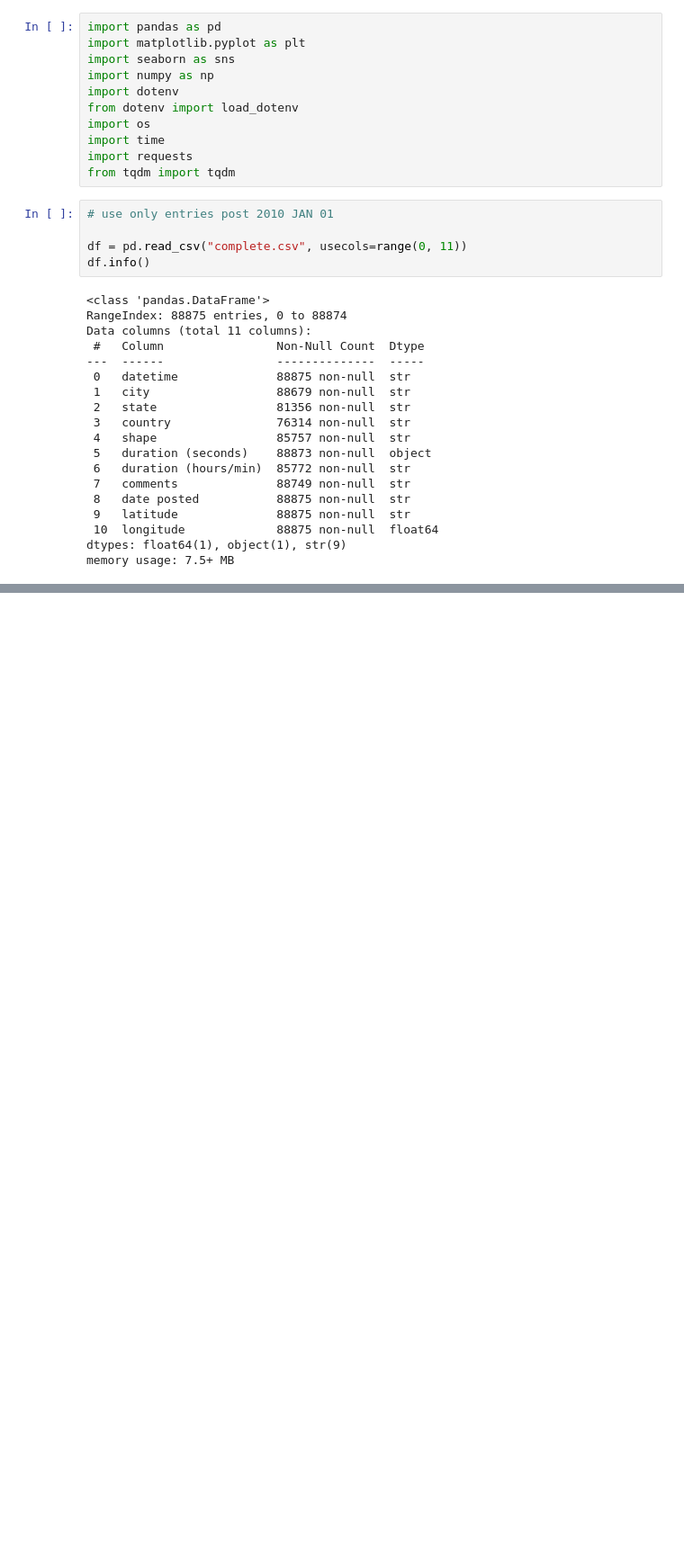
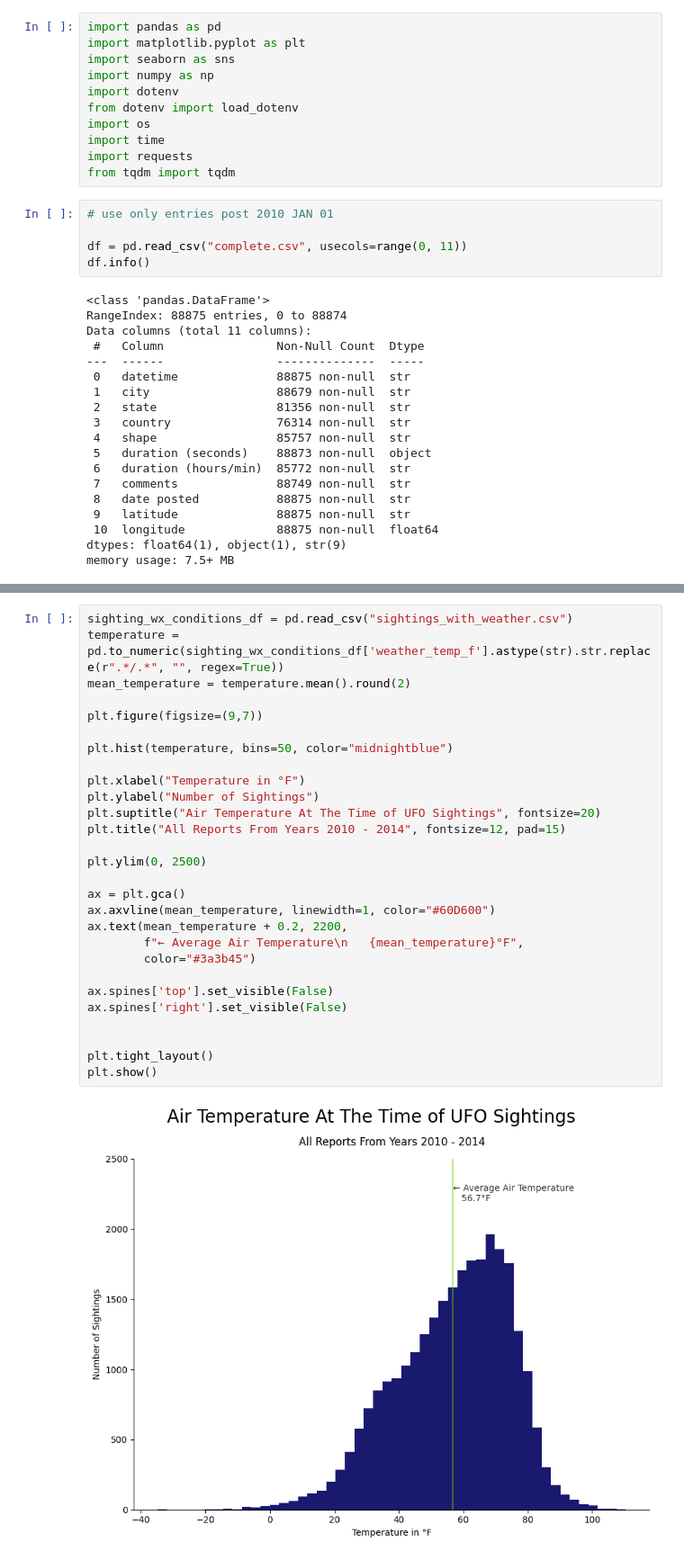
Before and after one commit to wslider/anomalous-sightings-archive, a Jupyter notebook: sightings_weather_conditions.ipynb, the cells around one changed output, grey strips where cells are left out. Shown at 90% size. Cells and saved outputs as stored; diff of their text form; blank space fills up the shorter version.

Commit message:
added histogram chart for temperature and sightings + bar chart for weather conditions and sightings

```diff
--- a/sightings_weather_conditions.ipynb
+++ b/sightings_weather_conditions.ipynb
@@ -142,0 +131,30 @@ Starting weather fetch for 28,022 sightings...
+# %%
+sighting_wx_conditions_df = pd.read_csv("sightings_with_weather.csv")
+temperature = pd.to_numeric(sighting_wx_conditions_df['weather_temp_f'].astype(str).str.replace(r".*/.*", "", regex=True))
+mean_temperature = temperature.mean().round(2)
+
+plt.figure(figsize=(9,7))
+
+plt.hist(temperature, bins=50, color="midnightblue")
+
+plt.xlabel("Temperature in °F")
+plt.ylabel("Number of Sightings")
+plt.suptitle("Air Temperature At The Time of UFO Sightings", fontsize=20)
+plt.title("All Reports From Years 2010 - 2014", fontsize=12, pad=15)
+
+plt.ylim(0, 2500)
+
+ax = plt.gca()
+ax.axvline(mean_temperature, linewidth=1, color="#60D600")
+ax.text(mean_temperature + 0.2, 2200,
+        f"← Average Air Temperature\n   {mean_temperature}°F",
+        color="#3a3b45")
+
+ax.spines['top'].set_visible(False)
+ax.spines['right'].set_visible(False)
+
+
+plt.tight_layout()
+plt.show()
+# %% [output]
+[figure, added]
```
Also changed, not shown: parts of 7 cells of this notebook, 7 other files.
